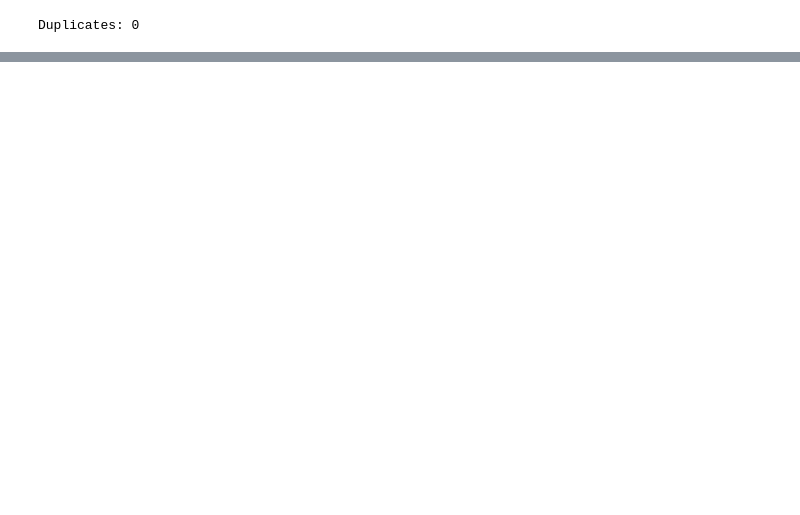
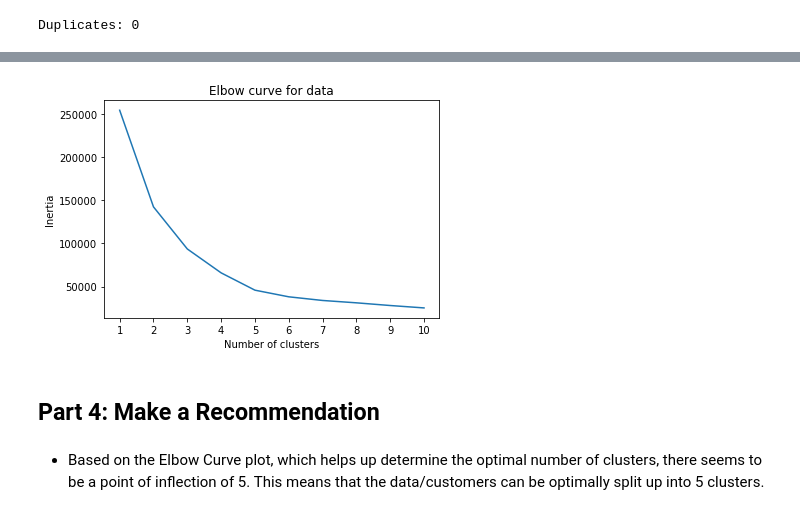
Before and after one commit to kealvarez/unsupervised-machine-learning-challenge, a Jupyter notebook: myopia.ipynb, the cells around one changed output, grey strips where cells are left out. Saved outputs shown, nothing was run; the diff lists cells and outputs as text; code cells hidden in the pictures; blank space fills up the shorter version.

```diff
--- a/myopia.ipynb
+++ b/myopia.ipynb
@@ -95,0 +175,12 @@ Duplicates: 0
+# %%
+inertia = []
+k = list(range(1,11))
+
+for i in k:
+    km = KMeans(n_clusters=i, random_state=0)
+    km.fit(myopia_pca_df)
+    inertia.append(km.inertia_)
+
+elbow_data = {"k": k, "inertia": inertia}
+df_elbow = pd.DataFrame(elbow_data)
+df_elbow.head()
@@ -95,0 +194,13 @@ Duplicates: 0
+# %%
+plt.plot(df_elbow['k'], df_elbow['inertia'])
+plt.xticks(range(1,11))
+plt.xlabel('Number of clusters')
+plt.ylabel('Inertia')
+plt.title('Elbow curve for data')
+plt.show()
+# %% [output]
+[figure, added]
+# %% [markdown]
+## Part 4: Make a Recommendation
+# %% [markdown]
+- Based on the Elbow Curve plot, which helps up determine the optimal number of clusters, there seems to be a point of inflection of 5. This means that the data/customers can be optimally split up into 5 clusters.
```
Also changed, not shown: parts of 20 cells of this notebook.
